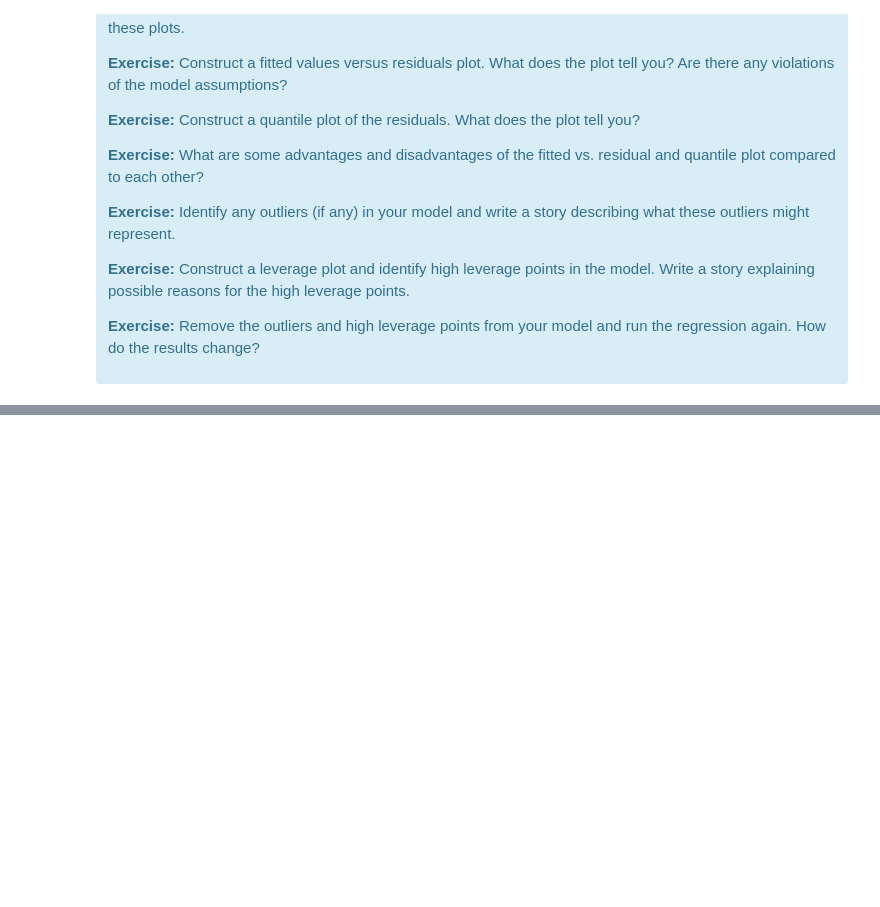
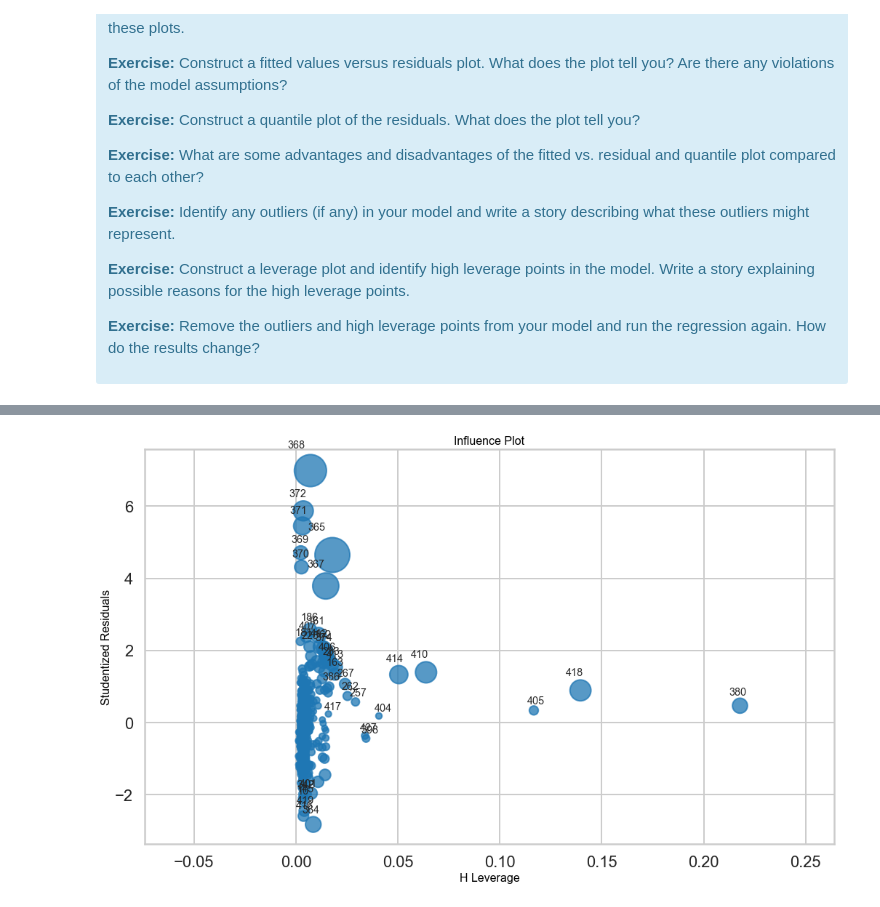
Before and after one commit to gyamane/Springboard, a Jupyter notebook: mini-projects/linear_regression/Mini_Project_Linear_Regression.ipynb, the cells around one changed output, grey strips where cells are left out. Cells and saved outputs as stored; diff of their text form; code cells hidden in the pictures; blank space fills up the shorter version.

```diff
--- a/mini-projects/linear_regression/Mini_Project_Linear_Regression.ipynb
+++ b/mini-projects/linear_regression/Mini_Project_Linear_Regression.ipynb
@@ -1000,0 +1081,7 @@ There are some other issues that are important investigate with linear regressio
+# %%
+fig = sm.graphics.influence_plot(m_no_intercept)
+
+fig.set_size_inches(17,10)
+plt.show()
+# %% [output]
+[figure, added]
```
Also changed, not shown: parts of 34 cells of this notebook.
